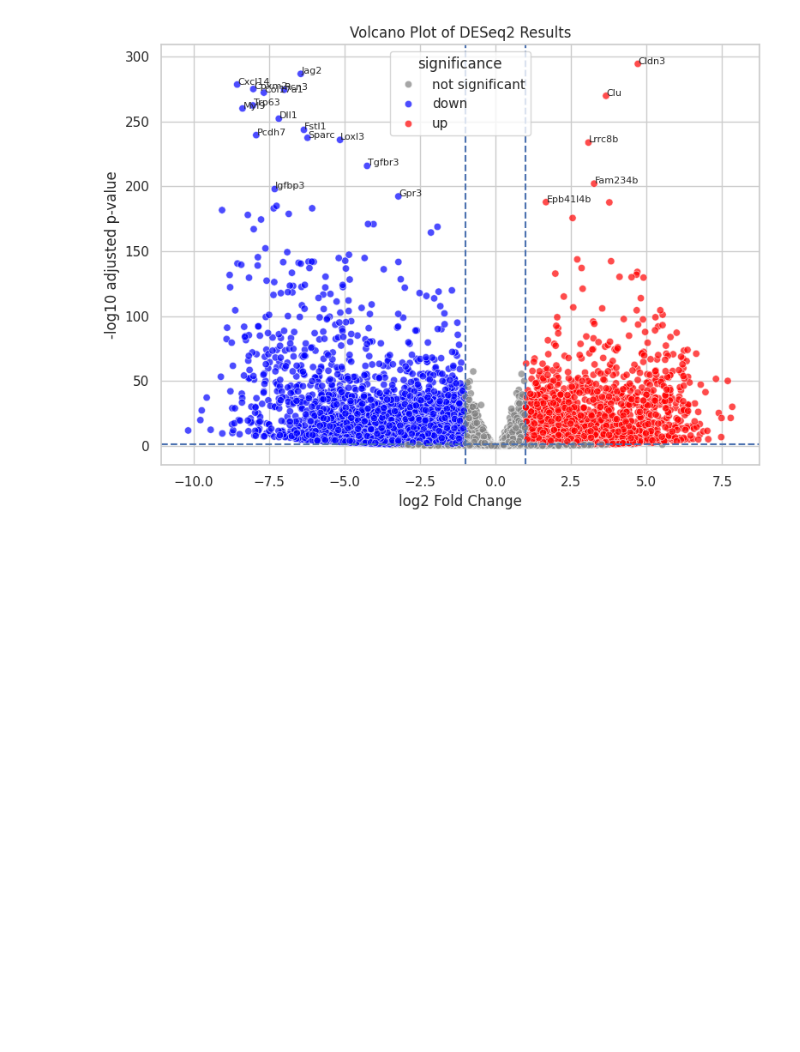
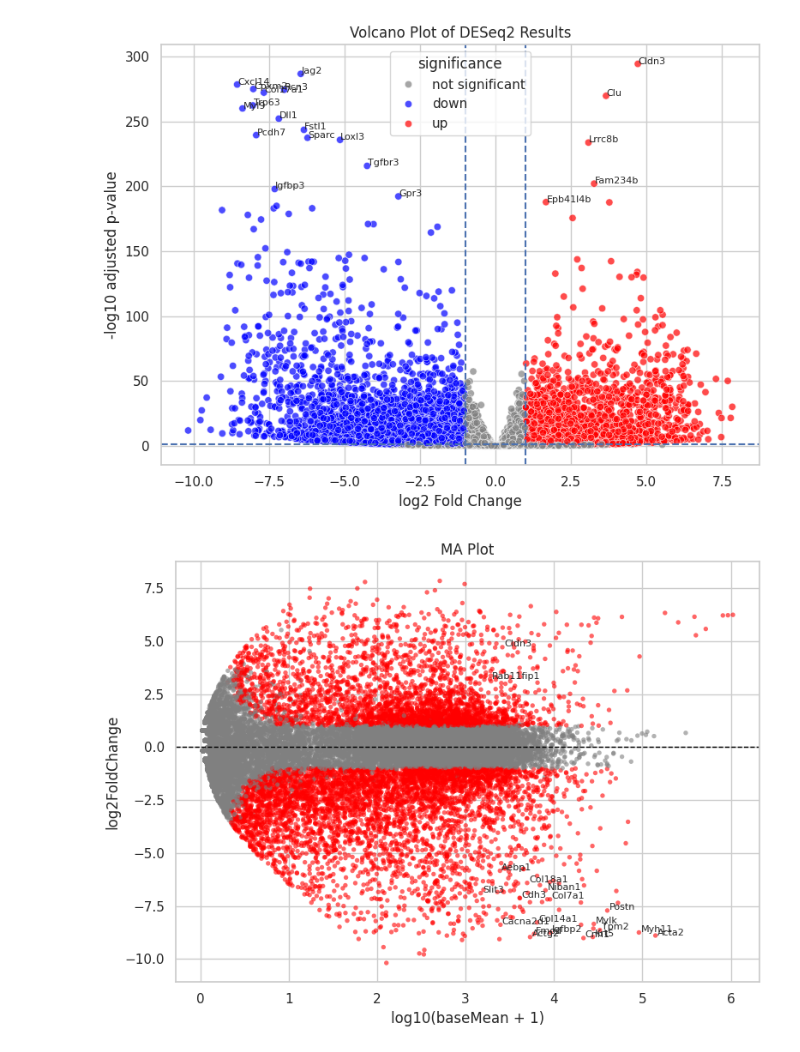
Before and after one commit to RongMonica/RNAseq_pipeline, a Jupyter notebook: scripts/04_deg_visualization_enrichment.ipynb, the cells around one changed output. Saved outputs shown, nothing was run; the diff lists cells and outputs as text; code cells hidden in the pictures; blank space fills up the shorter version.

Commit message:
add MA plot for DESeq2 result with top 20 most significant genes labeled on plot

```diff
--- a/scripts/04_deg_visualization_enrichment.ipynb
+++ b/scripts/04_deg_visualization_enrichment.ipynb
@@ -103,3 +103,50 @@ plt.tight_layout()
 plt.show()
 # %% [output]
 [figure]
+# %%
+# MA plot using deseq2_results.csv from DESeq2 output
+# load GSE60450_deseq2_results.csv and create MA plot dataframe
+ma_df = pd.read_csv(project_root / "quants" / "GSE60450_deseq2_results.csv", index_col=0)
+ma_df = ma_df.dropna(subset=["log2FoldChange", "baseMean"])
+ma_df["log10_baseMean"] = np.log10(ma_df["baseMean"] + 1)
+ma_df["significance"] = "not significant"
+ma_df.loc[
+    (ma_df["padj"] < 0.05) & (ma_df["log2FoldChange"].abs() > 1),
+    "significance"
+    ] = "significant"
+
+# plot MA
+sns.set_theme(style="whitegrid")
+plt.figure(figsize=(8, 6))
+sns.scatterplot(
+    data=ma_df,
+    x="log10_baseMean",
+    y="log2FoldChange",
+    hue="significance",
+    palette={"not significant": "gray", "significant": "red"},
+    alpha=0.6,
+    s=15,
+    linewidth=0,
+    legend=False,
+    rasterized=True,
+)
+plt.axhline(0, color="black", linestyle="--", linewidth=1)
+plt.xlabel("log10(baseMean + 1)")
+plt.ylabel("log2FoldChange")
+plt.title("MA Plot")
+
+# label top 20 significant genes
+label_ma_df = ma_df[ma_df["significance"] == "significant"].sort_values("padj").head(20)
+label_ma_df = label_ma_df.dropna(subset=["gene_name"])
+for _, row in label_ma_df.iterrows():
+    plt.text(
+        row["log10_baseMean"] + 0.02,
+        row["log2FoldChange"] + 0.02,
+        row["gene_name"],
+        fontsize=8,
+    )
+
+plt.tight_layout()
+plt.show()
+# %% [output]
+[figure, added]
```
